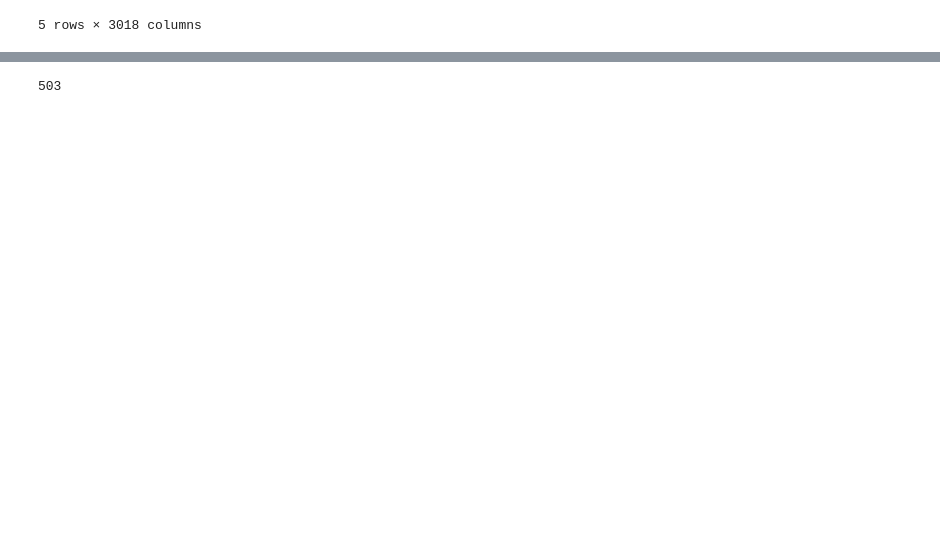
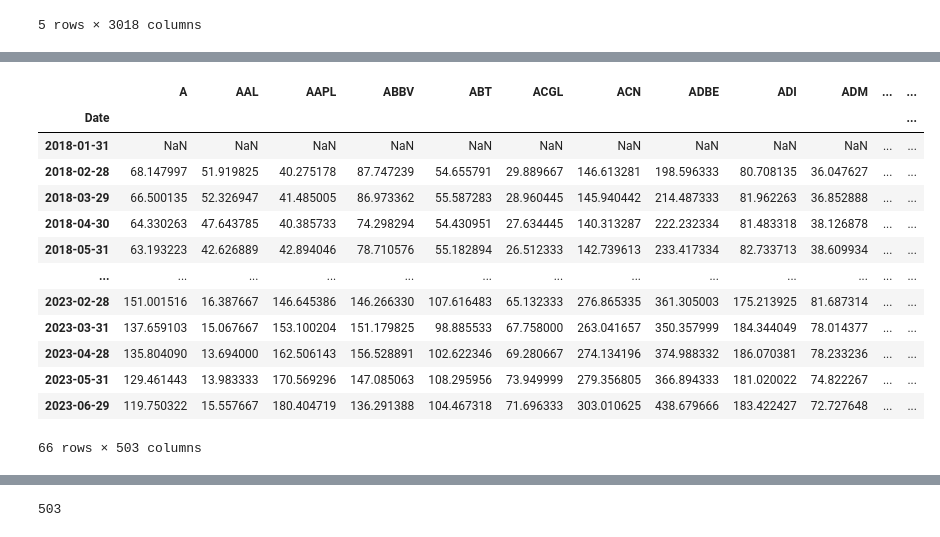
Before and after one commit to Noorasyikeen/InvestoInsight, a Jupyter notebook: notebooks/huiye-data.ipynb, the cells around one changed output, grey strips where cells are left out. Saved outputs shown, nothing was run; the diff lists cells and outputs as text; code cells hidden in the pictures; blank space fills up the shorter version.

```diff
--- a/notebooks/huiye-data.ipynb
+++ b/notebooks/huiye-data.ipynb
@@ -190,0 +85,17 @@ Requirement already satisfied: soupsieve>1.2 in /usr/local/lib/python3.10/dist-p
+# %%
+last_day_of_month_moving_avg
+# %% [output]
+|  | A | AAL | AAPL | ABBV | ABT | ACGL | ACN | ADBE | ADI | ADM | ... | ... |
+| Date |  |  |  |  |  |  |  |  |  |  |  | ... |
+| 2018-01-31 | NaN | NaN | NaN | NaN | NaN | NaN | NaN | NaN | NaN | NaN | ... | ... |
+| 2018-02-28 | 68.147997 | 51.919825 | 40.275178 | 87.747239 | 54.655791 | 29.889667 | 146.613281 | 198.596333 | 80.708135 | 36.047627 | ... | ... |
+| 2018-03-29 | 66.500135 | 52.326947 | 41.485005 | 86.973362 | 55.587283 | 28.960445 | 145.940442 | 214.487333 | 81.962263 | 36.852888 | ... | ... |
+| 2018-04-30 | 64.330263 | 47.643785 | 40.385733 | 74.298294 | 54.430951 | 27.634445 | 140.313287 | 222.232334 | 81.483318 | 38.126878 | ... | ... |
+| 2018-05-31 | 63.193223 | 42.626889 | 42.894046 | 78.710576 | 55.182894 | 26.512333 | 142.739613 | 233.417334 | 82.733713 | 38.609934 | ... | ... |
+| ... | ... | ... | ... | ... | ... | ... | ... | ... | ... | ... | ... | ... |
+| 2023-02-28 | 151.001516 | 16.387667 | 146.645386 | 146.266330 | 107.616483 | 65.132333 | 276.865335 | 361.305003 | 175.213925 | 81.687314 | ... | ... |
+| 2023-03-31 | 137.659103 | 15.067667 | 153.100204 | 151.179825 | 98.885533 | 67.758000 | 263.041657 | 350.357999 | 184.344049 | 78.014377 | ... | ... |
+| 2023-04-28 | 135.804090 | 13.694000 | 162.506143 | 156.528891 | 102.622346 | 69.280667 | 274.134196 | 374.988332 | 186.070381 | 78.233236 | ... | ... |
+| 2023-05-31 | 129.461443 | 13.983333 | 170.569296 | 147.085063 | 108.295956 | 73.949999 | 279.356805 | 366.894333 | 181.020022 | 74.822267 | ... | ... |
+| 2023-06-29 | 119.750322 | 15.557667 | 180.404719 | 136.291388 | 104.467318 | 71.696333 | 303.010625 | 438.679666 | 183.422427 | 72.727648 | ... | ... |
+66 rows × 503 columns
```
Also changed, not shown: parts of 144 cells of this notebook.
